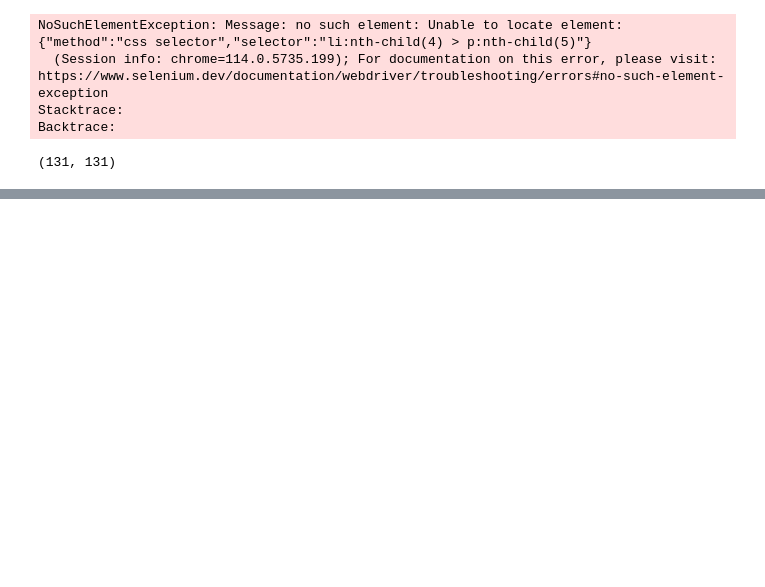
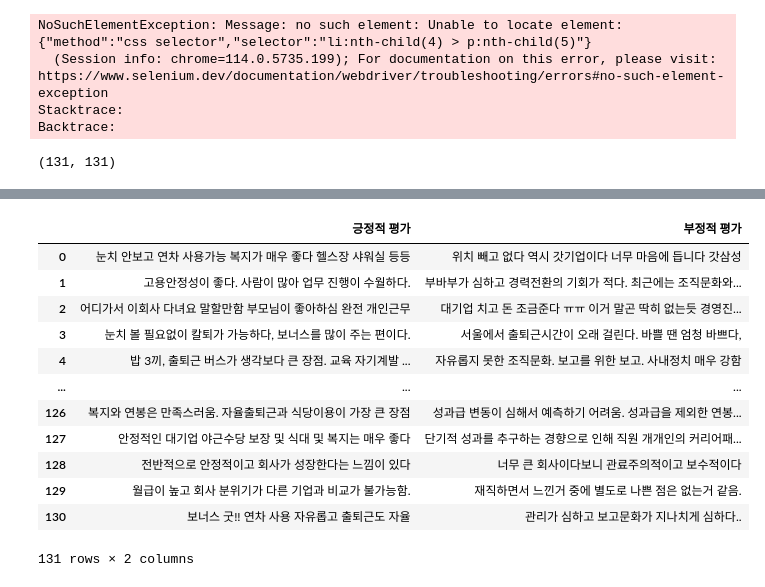
Before and after one commit to parking-place/EZPZ_Project, a Jupyter notebook: modules/crawlers/catch.ipynb, the cells around one changed output, grey strips where cells are left out. Cells and saved outputs as stored; diff of their text form; code cells hidden in the pictures; blank space fills up the shorter version.

```diff
--- a/modules/crawlers/catch.ipynb
+++ b/modules/crawlers/catch.ipynb
@@ -226,0 +198,5 @@ bad_lst
+# %%
+good_df = pd.DataFrame({"긍정적 평가" : good_lst})
+bad_df = pd.DataFrame({"부정적 평가" : bad_lst})
+
+good_df.shape, bad_df.shape
@@ -227 +223,18 @@ bad_lst
+# %%
+pros_cons = good_df.join(bad_df)
+pros_cons
+# %% [output]
+|  | 긍정적 평가 | 부정적 평가 |
+| 0 | 눈치 안보고 연차 사용가능 복지가 매우 좋다 헬스장 샤워실 등등 | 위치 빼고 없다 역시 갓기업이다 너무 마음에 듭니다 갓삼성 |
+| 1 | 고용안정성이 좋다. 사람이 많아 업무 진행이 수월하다. | 부바부가 심하고 경력전환의 기회가 적다. 최근에는 조직문화와... |
+| 2 | 어디가서 이회사 다녀요 말할만함 부모님이 좋아하심 완전 개인근무 | 대기업 치고 돈 조금준다 ㅠㅠ 이거 말곤 딱히 없는듯 경영진... |
+| 3 | 눈치 볼 필요없이 칼퇴가 가능하다, 보너스를 많이 주는 편이다. | 서울에서 출퇴근시간이 오래 걸린다. 바쁠 땐 엄청 바쁘다, |
+| 4 | 밥 3끼, 출퇴근 버스가 생각보다 큰 장점. 교육 자기계발 ... | 자유롭지 못한 조직문화. 보고를 위한 보고. 사내정치 매우 강함 |
+| ... | ... | ... |
+| 126 | 복지와 연봉은 만족스러움. 자율출퇴근과 식당이용이 가장 큰 장점 | 성과급 변동이 심해서 예측하기 어려움. 성과급을 제외한 연봉... |
+| 127 | 안정적인 대기업 야근수당 보장 및 식대 및 복지는 매우 좋다 | 단기적 성과를 추구하는 경향으로 인해 직원 개개인의 커리어패... |
+| 128 | 전반적으로 안정적이고 회사가 성장한다는 느낌이 있다 | 너무 큰 회사이다보니 관료주의적이고 보수적이다 |
+| 129 | 월급이 높고 회사 분위기가 다른 기업과 비교가 불가능함. | 재직하면서 느낀거 중에 별도로 나쁜 점은 없는거 같음. |
+| 130 | 보너스 굿!! 연차 사용 자유롭고 출퇴근도 자율 | 관리가 심하고 보고문화가 지나치게 심하다.. |
+131 rows × 2 columns
 # %%
```
Also changed, not shown: parts of 13 cells of this notebook.
